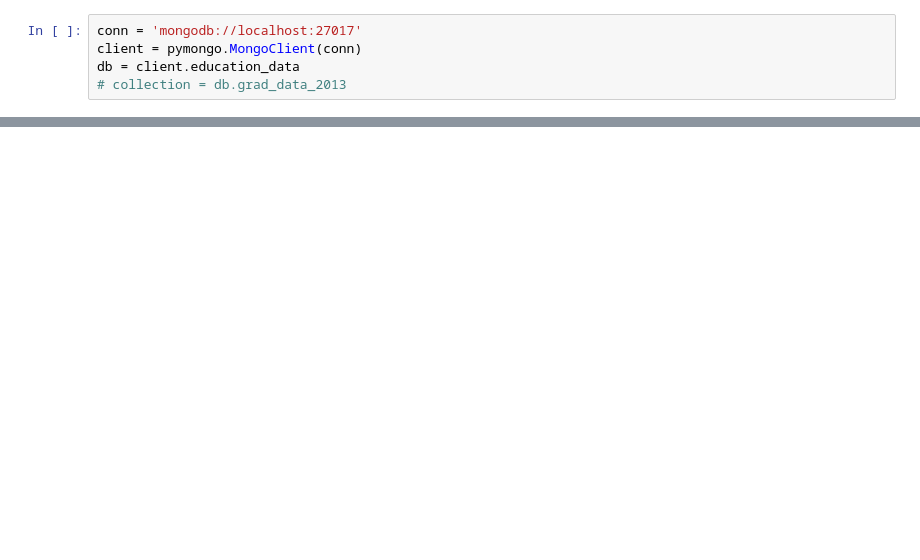
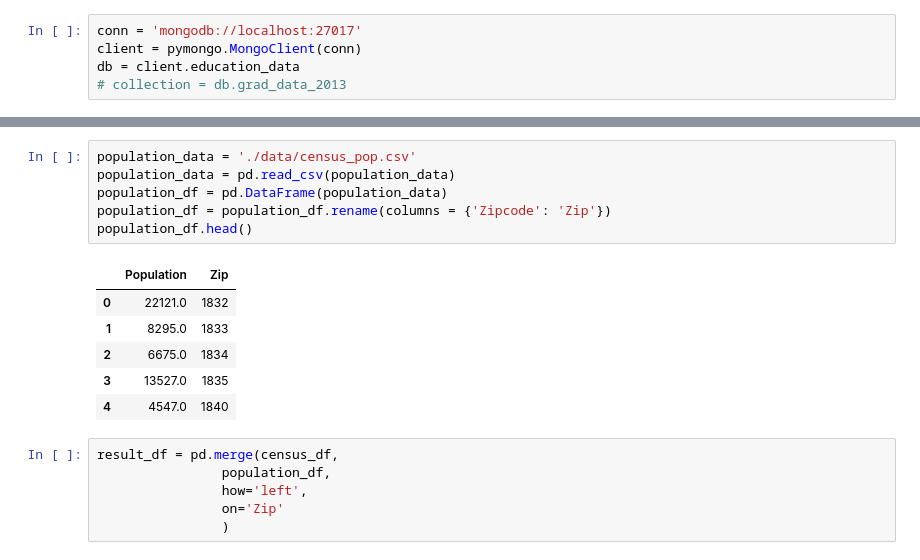
Before and after one commit to ramsun/nj-education, a Jupyter notebook: final_project.ipynb, the cells around one changed output, grey strips where cells are left out. Drawn from its saved outputs; the diff is of its cells as text; blank space fills up the shorter version.

```diff
--- a/final_project.ipynb
+++ b/final_project.ipynb
@@ -139,0 +177,19 @@ for (file, year) in zip(budget_list, years):
+# %%
+population_data = './data/census_pop.csv'
+population_data = pd.read_csv(population_data)
+population_df = pd.DataFrame(population_data)
+population_df = population_df.rename(columns = {'Zipcode': 'Zip'})
+population_df.head()
+# %% [output]
+|  | Population | Zip |
+| 0 | 22121.0 | 1832 |
+| 1 | 8295.0 | 1833 |
+| 2 | 6675.0 | 1834 |
+| 3 | 13527.0 | 1835 |
+| 4 | 4547.0 | 1840 |
+# %%
+result_df = pd.merge(census_df,
+                population_df,
+                how='left',
+                on='Zip'
+                )
```
Also changed, not shown: parts of 5 cells of this notebook.
